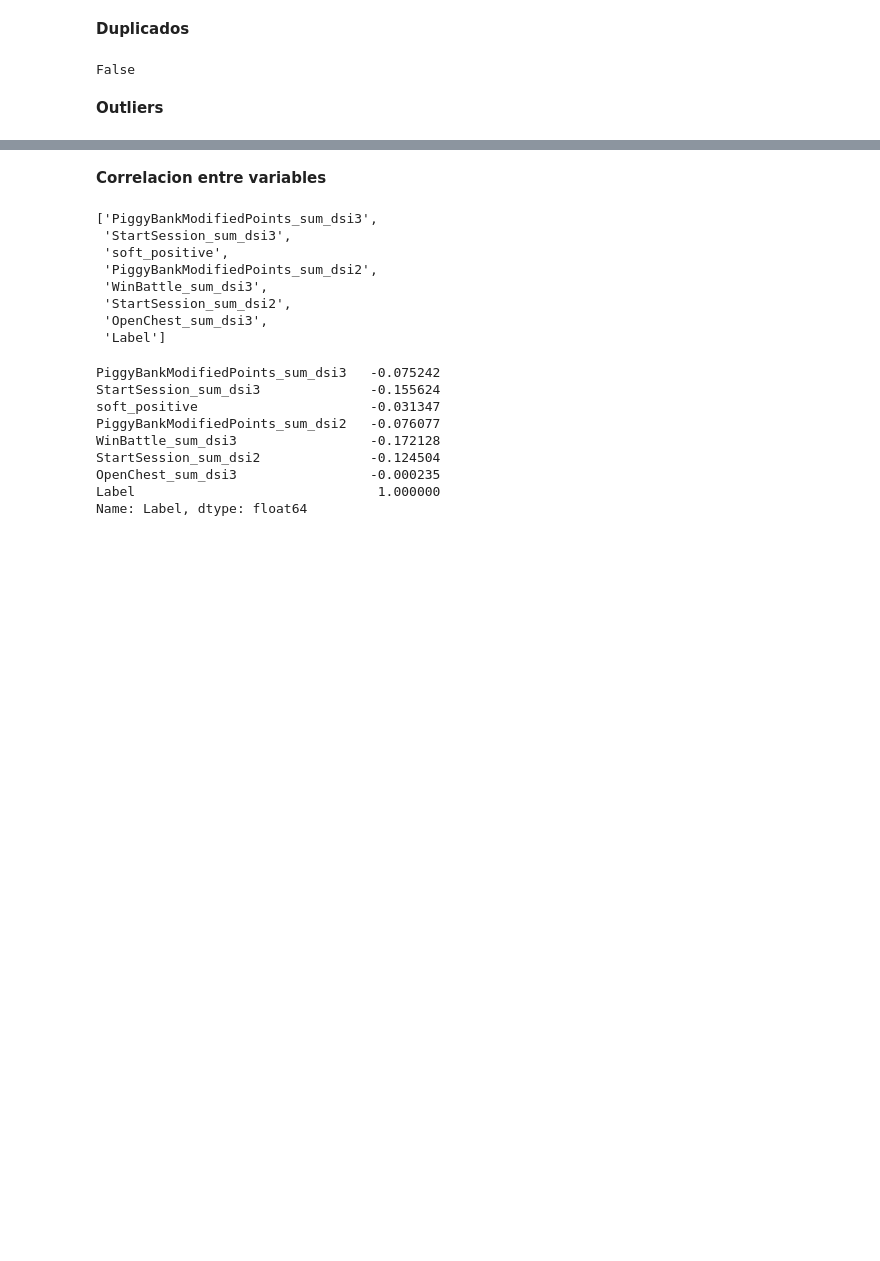
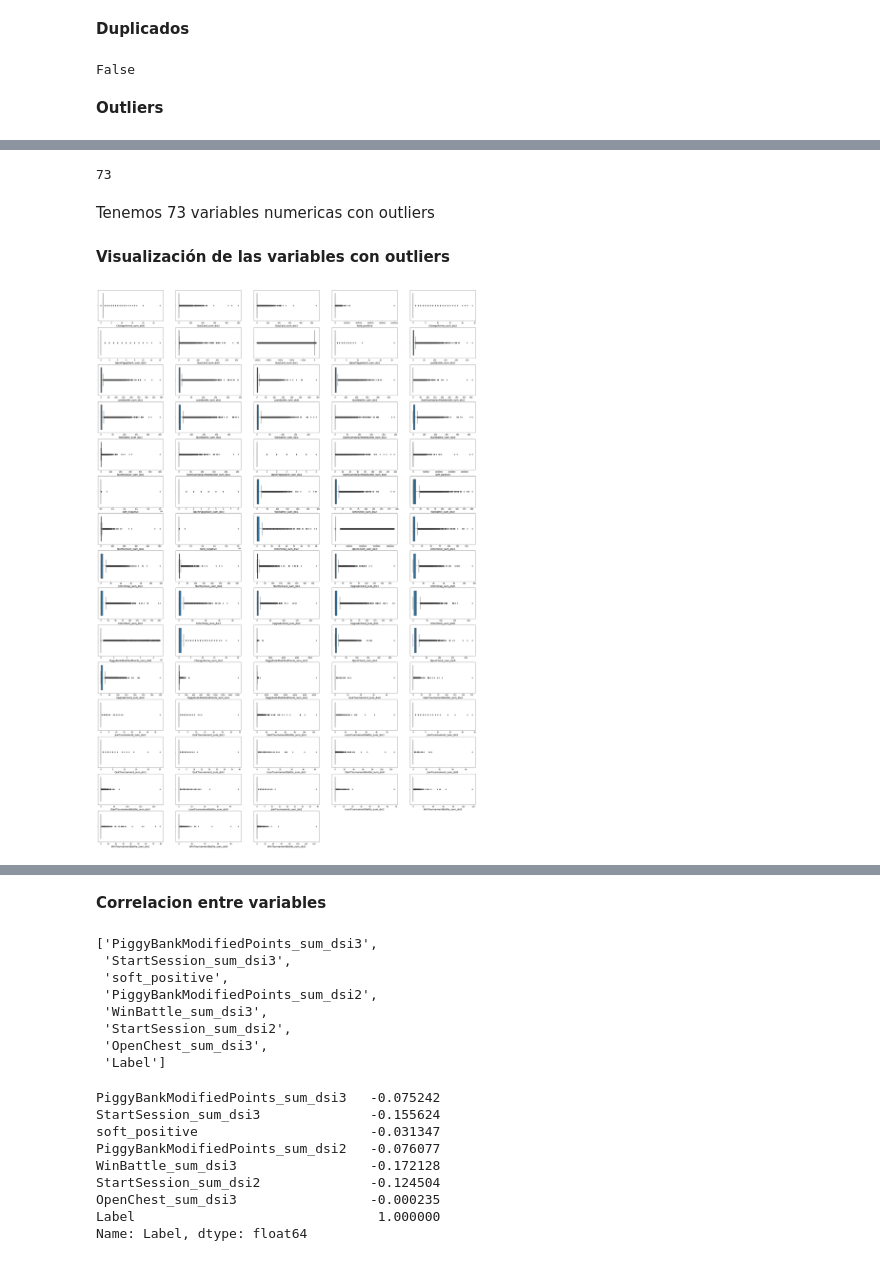
Before and after one commit to francomatiasferrari/md_MIM, a Jupyter notebook: analysis/EDA_GU.ipynb, the cells around one changed output, grey strips where cells are left out. Cells and saved outputs as stored; diff of their text form; code cells hidden in the pictures; blank space fills up the shorter version.

```diff
--- a/analysis/EDA_GU.ipynb
+++ b/analysis/EDA_GU.ipynb
@@ -348,5 +349,5 @@ def tukey_outliers(df,column,extreme=False):
 outliers = pd.DataFrame(columns=['column', 'outliers_perc'])
 for x in df_numerical.columns:
     outliers = outliers.append({'column':x,
-                                 'outliers_perc': tukey_outliers(df_numerical,x,extreme=False).shape[0]/row}
+                                 'outliers_perc': tukey_outliers(df_numerical,x,extreme=True).shape[0]/row}
                                 , ignore_index = True)
@@ -369,0 +356,5 @@ outliers[outliers['outliers_perc'] > 0.1]
+# %%
+pd.options.display.max_rows = 100
+outliers = outliers[outliers['outliers_perc'] > 0].sort_values(by="outliers_perc", ascending = False)
+outliers = outliers[outliers.column != 'Label']
+outliers
@@ -369,0 +394,19 @@ outliers[outliers['outliers_perc'] > 0.1]
+# %%
+len(outliers.column)
+# %% [output]
+73
+# %% [markdown]
+Tenemos 73 variables numericas con outliers
+# %% [markdown]
+**Visualización de las variables con outliers**
+# %%
+plt.figure(figsize=(40,60))
+c =1
+for i in outliers.column:
+    plt.subplot(15,5,c)
+    plt.xlabel(i, fontsize=14)
+    sns.boxplot(df[i])
+    c+=1
+plt.show()
+# %% [output]
+[figure, added]
```
Also changed, not shown: parts of 31 cells of this notebook.
